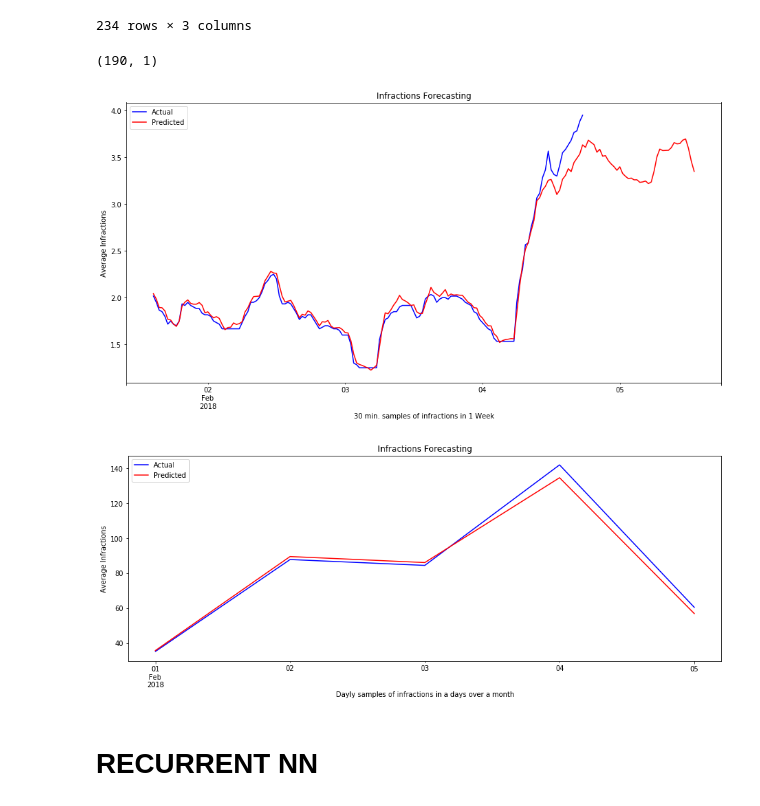
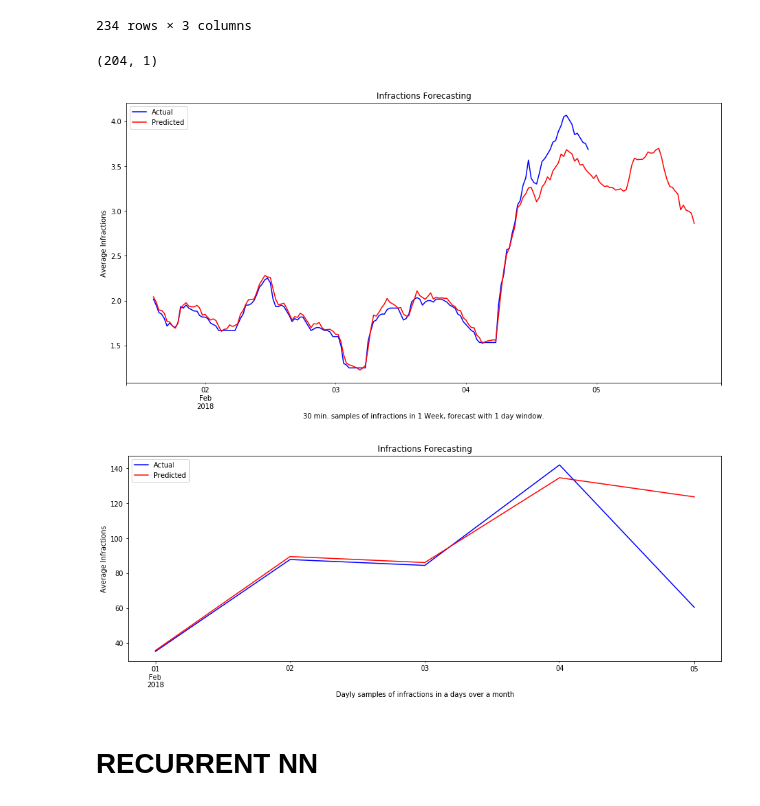
Before and after one commit to stanlee321/time_series_analysis, a Jupyter notebook: tests_timeseries.ipynb, the cells around one changed output. Saved outputs shown, nothing was run; the diff lists cells and outputs as text; code cells hidden in the pictures.

```diff
--- a/tests_timeseries.ipynb
+++ b/tests_timeseries.ipynb
@@ -431,26 +431,26 @@ df_val
 | 2018-02-05 20:30:00 | 2.650000 | 0.641129 | 2018-02-05 20:30:00 |
 234 rows × 3 columns
 # %%
-prediction = pd.DataFrame(pred_pm25[:190], columns=['infractions'])
+prediction = pd.DataFrame(pred_pm25[:300], columns=['infractions'])
 prediction.shape
 # %% [output]
-(190, 1)
+(204, 1)
 # %%
-evaluation = df_val['infractions'][29:219]
+evaluation = df_val['infractions'][29:229]
 prediction.index = evaluation.index
 # %%
 fig = plt.figure(figsize=(15.5, 7.5))
 ax = fig.add_subplot(1,1,1)
-df_val['infractions'][29:180].plot(ax=ax, color='b')
+df_val['infractions'][29:190].plot(ax=ax, color='b')
 prediction.plot(ax=ax, color='r')
 ax.set_title('Infractions Forecasting')
-ax.set_xlabel('30 min. samples of infractions in 1 Week')
+ax.set_xlabel('30 min. samples of infractions in 1 Week, forecast with 1 day window.')
 ax.set_ylabel('Average Infractions')
 plt.legend(['Actual','Predicted'], loc=2)
 
 plt.savefig('plots/30_min_samples.png', format='png', dpi=400)
 # %% [output]
-[figure, old version]
+[figure, new version]
 # %%
 hourly = df_val['infractions'][29:209].resample('D')
 hourly_sum = hourly.sum()
@@ -468,9 +468,9 @@ ax.set_xlabel('Dayly samples of infractions in a days over a month')
 ax.set_ylabel('Average Infractions')
 plt.legend(['Actual','Predicted'], loc=2)
 
-plt.savefig('plots/dayli_sample.png', format='png', dpi=300)
+plt.savefig('plots/daily_sample.png', format='png', dpi=300)
 # %% [output]
-[figure, old version]
+[figure, new version]
 # %% [markdown]
 # RECURRENT NN
 # %%
```
Also changed, not shown: 1 other file.
